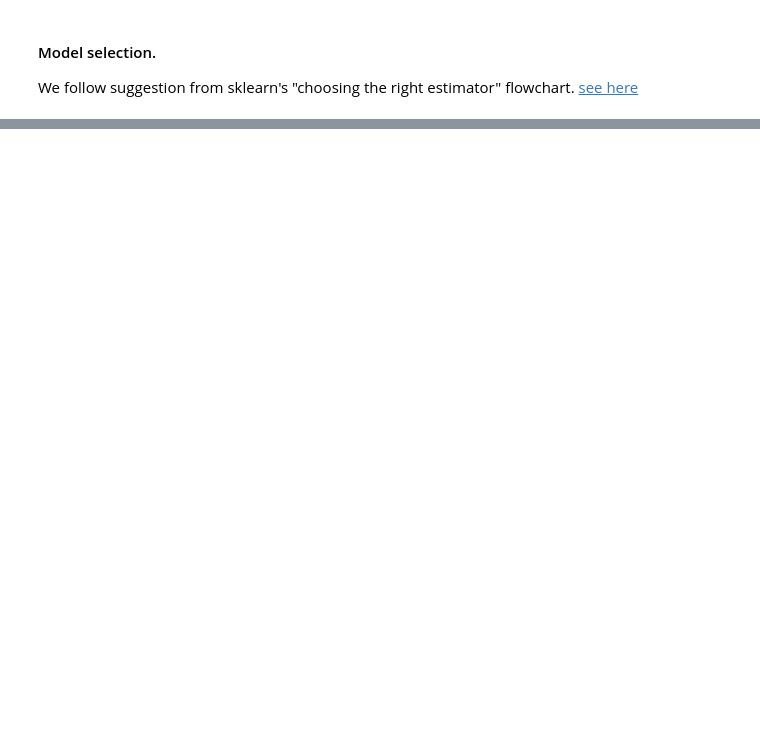
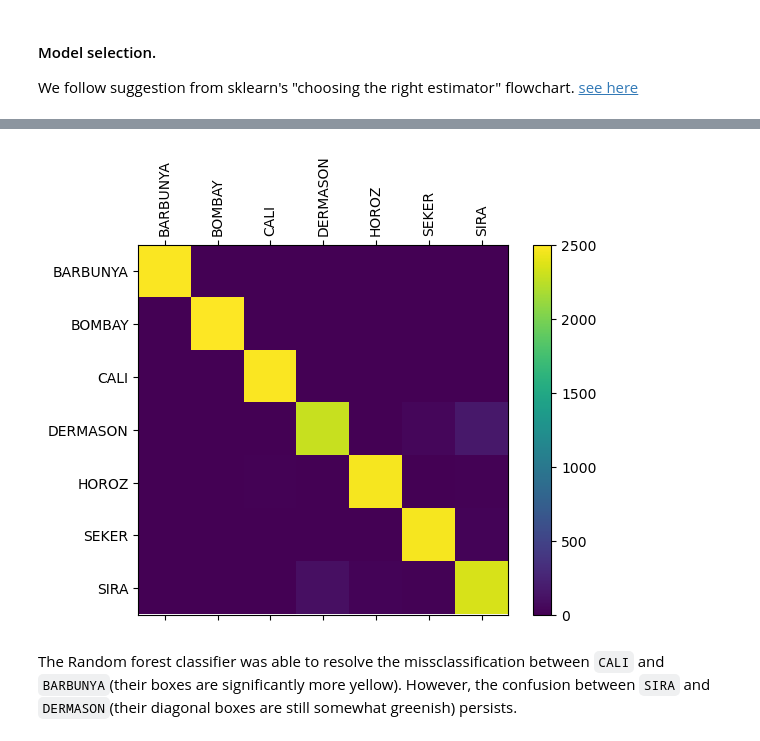
Before and after one commit to modelMaestroSolo/Dry_Beans_Classifier, a Jupyter notebook: classification_notebook.ipynb, the cells around one changed output, grey strips where cells are left out. Cells and saved outputs as stored; diff of their text form; code cells hidden in the pictures; blank space fills up the shorter version.

```diff
--- a/classification_notebook.ipynb
+++ b/classification_notebook.ipynb
@@ -184,0 +324,4 @@ import seaborn as sns
+# %%
+from sklearn.ensemble import RandomForestClassifier
+
+Rf_clf = RandomForestClassifier()
@@ -184,0 +333,10 @@ import seaborn as sns
+# %%
+y_hat_train = cross_val_predict(Rf_clf,
+                                X_train_transformed,
+                                y_train_resampled, cv=5)
+
+conf_mat = confusion_matrix(y_train_resampled,
+                            y_hat_train,
+                            labels=class_names) # Label the confusion matrix
+cm_df = pd.DataFrame(conf_mat, index=class_names, columns=class_names)
+cm_df
@@ -184,0 +352,23 @@ import seaborn as sns
+# %%
+fig, ax = plt.subplots()
+
+mat = ax.matshow(conf_mat)
+
+#set tick positions
+xticks_positions = np.arange(len(class_names))
+yticks_positions = np.arange(len(class_names))
+
+# set tick labels
+ax.set_xticks(xticks_positions)
+ax.set_yticks(yticks_positions)
+
+# set tick labels using fixedlocator and fixedformater
+ax.set_xticklabels(class_names, rotation=90)
+ax.set_yticklabels(class_names)
+
+plt.colorbar(mat)
+plt.show()
+# %% [output]
+[figure, added]
+# %% [markdown]
+The Random forest classifier was able to resolve the missclassification between `CALI` and `BARBUNYA`(their boxes are significantly more yellow). However, the confusion between `SIRA` and `DERMASON`(their diagonal boxes are still somewhat greenish) persists.
```
Also changed, not shown: parts of 35 cells of this notebook.
